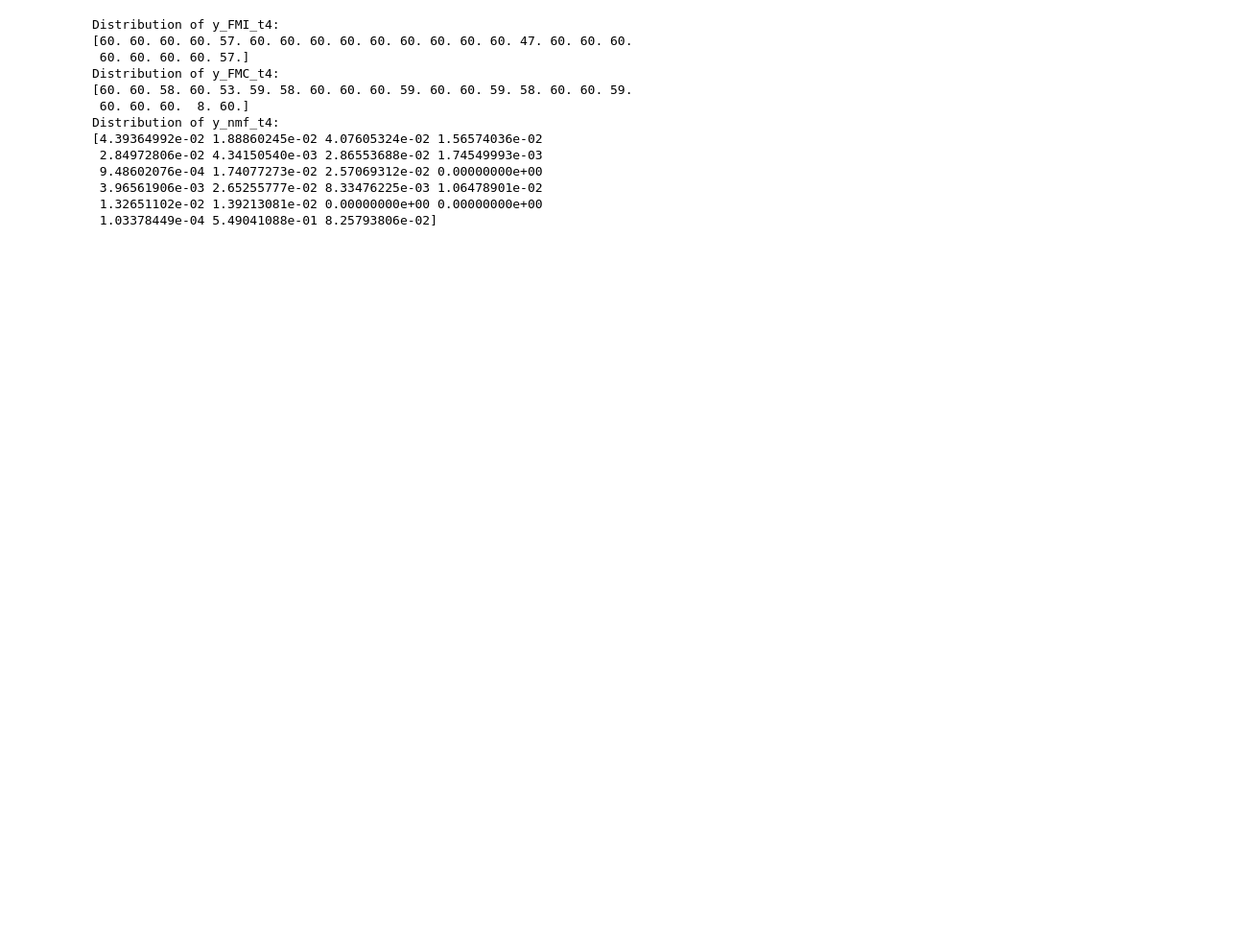
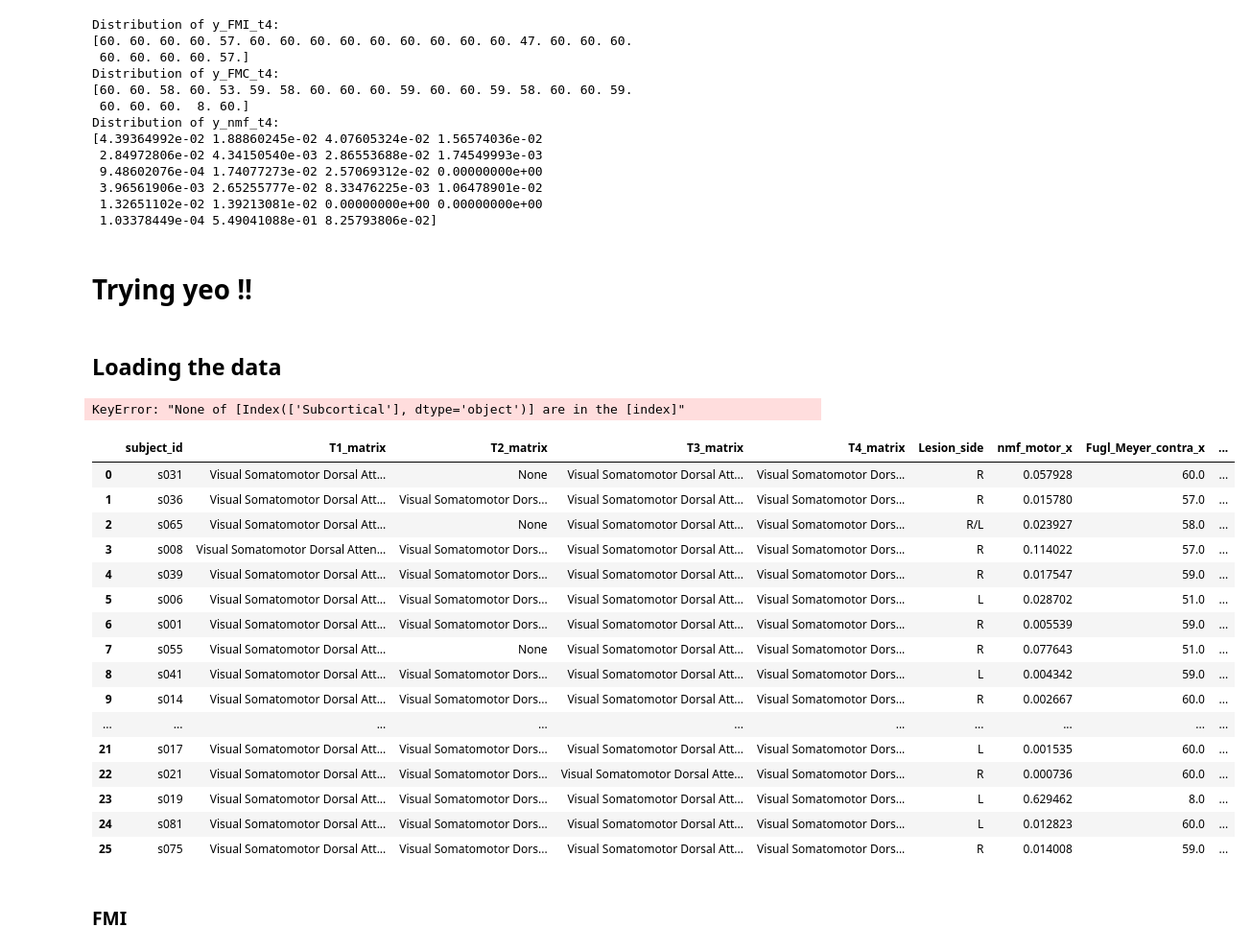
Before and after one commit to maylismlr/uphummel_MA4, a Jupyter notebook: regression.ipynb, the cells around one changed output. Shown at 96% size. Cells and saved outputs as stored; diff of their text form; code cells hidden in the pictures; blank space fills up the shorter version.

```diff
--- a/regression.ipynb
+++ b/regression.ipynb
@@ -58,11 +58,6 @@ striatum_labels = [
     'Caudate_ipsi', 'Putamen_ipsi', 'Caudate_contra', 'Putamen_contra', 'Pallidum_ipsi', 'Pallidum_contra',
     'Accumbens_ipsi', 'Accumbens_contra'
 ]
-
-striatum_labels = [
-    'Caudate_ipsi', 'Putamen_ipsi', 'Caudate_contra', 'Putamen_contra', 'Pallidum_ipsi', 'Pallidum_contra',
-    'Accumbens_ipsi', 'Accumbens_contra'
-]
 all_matrices, all_subjects, yeo_mat_all_rois, roi_mapping_yeo = functions.load_matrices(folder_path, rsfMRI_full_info, rois, request_type='all', plot=False)
 t1_t3_t4_matched = all_matrices.copy().dropna(subset=['T1_matrix', 'T3_matrix', 'T4_matrix'])
 
@@ -2301,3 +2298,18 @@ Distribution of y_nmf_t4:
  3.96561906e-03 2.65255777e-02 8.33476225e-03 1.06478901e-02
  1.32651102e-02 1.39213081e-02 0.00000000e+00 0.00000000e+00
  1.03378449e-04 5.49041088e-01 8.25793806e-02]
+# %% [markdown]
+# Trying yeo !!
+# %% [markdown]
+## Loading the data
+# %%
+t1_t3_t4_matched_yeo = yeo_mat_all_rois.copy().dropna(subset=['T1_matrix', 'T3_matrix', 'T4_matrix'])
+yeo_selected_label = ['Subcortical']
+
+param_grid = {
+        "rfe__n_features_to_select": [2, 3, 4, 5, 6, 7, 8]
+        }
+
+selected_featur_names, grid = functions.run_whole_pipeline(t1_t3_t4_matched, regression_info, tp=3, motor_score='Fugl_Meyer_ipsi', striatum_labels=yeo_selected_label)
+# %% [output]
+KeyError: "None of [Index(['Subcortical'], dtype='object')] are in the [index]"
@@ -2303,0 +2339,56 @@ Distribution of y_nmf_t4:
+# %%
+tp = 3
+
+# Step 4: Merge with motor scores
+regression_t3 = regression_info[
+    (regression_info["TimePoint"] == f"T{tp}") &
+    (regression_info["Behavioral_assessment"] == 1) &
+    (regression_info["MRI"] == 1)
+].copy()
+
+yeo_valid_data_t3 = yeo_t3_t4_matched.merge(
+        regression_t3[["subject_id", "nmf_motor", "Fugl_Meyer_contra", "Fugl_Meyer_ipsi"]],
+        on="subject_id"
+    )
+
+yeo_X_t3 = np.array([fc.values.flatten() for fc in yeo_valid_data_t3[selected_col]])
+
+# Example matrix from one subject
+example_fc = yeo_valid_data_t3[selected_col].iloc[0]  # shape (8, 33)
+
+# Extract row and column labels
+row_labels = example_fc.index.tolist()
+col_labels = example_fc.columns.tolist()
+
+# Create ROIxROI feature names
+feature_names = [f"{row}|{col}" for row in row_labels for col in col_labels]
+
+yeo_X_df_t3 = pd.DataFrame(yeo_X_t3, columns=feature_names)  # No scaling
+yeo_X_df_clean_t3 = yeo_X_df_t3.loc[:, ~yeo_X_df_t3.isin([np.inf, -np.inf]).any()]
+yeo_X_df_clean_t3 = yeo_X_df_clean_t3.dropna(axis=1) # Shape: (n_subjects=26, 8 - diagonal values that are nan = 1)
+
+param_grid = {
+    "rfe__n_features_to_select": [1, 2, 3, 4, yeo_X_df_clean_t3.shape[1]]
+}
+
+yeo_valid_data_t3
+# %% [output]
+|  | subject_id | T1_matrix | T2_matrix | T3_matrix | T4_matrix | Lesion_side | nmf_motor_x | Fugl_Meyer_contra_x | ... |
+| 0 | s031 | Visual Somatomotor Dorsal Att... | None | Visual Somatomotor Dorsal Att... | Visual Somatomotor Dors... | R | 0.057928 | 60.0 | ... |
+| 1 | s036 | Visual Somatomotor Dorsal Att... | Visual Somatomotor Dors... | Visual Somatomotor Dorsal Att... | Visual Somatomotor Dors... | R | 0.015780 | 57.0 | ... |
+| 2 | s065 | Visual Somatomotor Dorsal Att... | None | Visual Somatomotor Dorsal Att... | Visual Somatomotor Dors... | R/L | 0.023927 | 58.0 | ... |
+| 3 | s008 | Visual Somatomotor Dorsal Atten... | Visual Somatomotor Dors... | Visual Somatomotor Dorsal Att... | Visual Somatomotor Dors... | R | 0.114022 | 57.0 | ... |
+| 4 | s039 | Visual Somatomotor Dorsal Att... | Visual Somatomotor Dors... | Visual Somatomotor Dorsal Att... | Visual Somatomotor Dors... | R | 0.017547 | 59.0 | ... |
+| 5 | s006 | Visual Somatomotor Dorsal Att... | Visual Somatomotor Dors... | Visual Somatomotor Dorsal Att... | Visual Somatomotor Dors... | L | 0.028702 | 51.0 | ... |
+| 6 | s001 | Visual Somatomotor Dorsal Att... | Visual Somatomotor Dors... | Visual Somatomotor Dorsal Att... | Visual Somatomotor Dors... | R | 0.005539 | 59.0 | ... |
+| 7 | s055 | Visual Somatomotor Dorsal Att... | None | Visual Somatomotor Dorsal Att... | Visual Somatomotor Dors... | R | 0.077643 | 51.0 | ... |
+| 8 | s041 | Visual Somatomotor Dorsal Att... | Visual Somatomotor Dors... | Visual Somatomotor Dorsal Att... | Visual Somatomotor Dors... | L | 0.004342 | 59.0 | ... |
+| 9 | s014 | Visual Somatomotor Dorsal Att... | Visual Somatomotor Dors... | Visual Somatomotor Dorsal Att... | Visual Somatomotor Dors... | R | 0.002667 | 60.0 | ... |
+| ... | ... | ... | ... | ... | ... | ... | ... | ... | ... |
+| 21 | s017 | Visual Somatomotor Dorsal Att... | Visual Somatomotor Dors... | Visual Somatomotor Dorsal Att... | Visual Somatomotor Dors... | L | 0.001535 | 60.0 | ... |
+| 22 | s021 | Visual Somatomotor Dorsal Att... | Visual Somatomotor Dors... | Visual Somatomotor Dorsal Atte... | Visual Somatomotor Dors... | R | 0.000736 | 60.0 | ... |
+| 23 | s019 | Visual Somatomotor Dorsal Att... | Visual Somatomotor Dors... | Visual Somatomotor Dorsal Att... | Visual Somatomotor Dors... | L | 0.629462 | 8.0 | ... |
+| 24 | s081 | Visual Somatomotor Dorsal Att... | Visual Somatomotor Dors... | Visual Somatomotor Dorsal Att... | Visual Somatomotor Dors... | L | 0.012823 | 60.0 | ... |
+| 25 | s075 | Visual Somatomotor Dorsal Att... | Visual Somatomotor Dors... | Visual Somatomotor Dorsal Att... | Visual Somatomotor Dors... | R | 0.014008 | 59.0 | ... |
+# %% [markdown]
+### FMI
```
Also changed, not shown: parts of 3 cells of this notebook, 1 other file.
